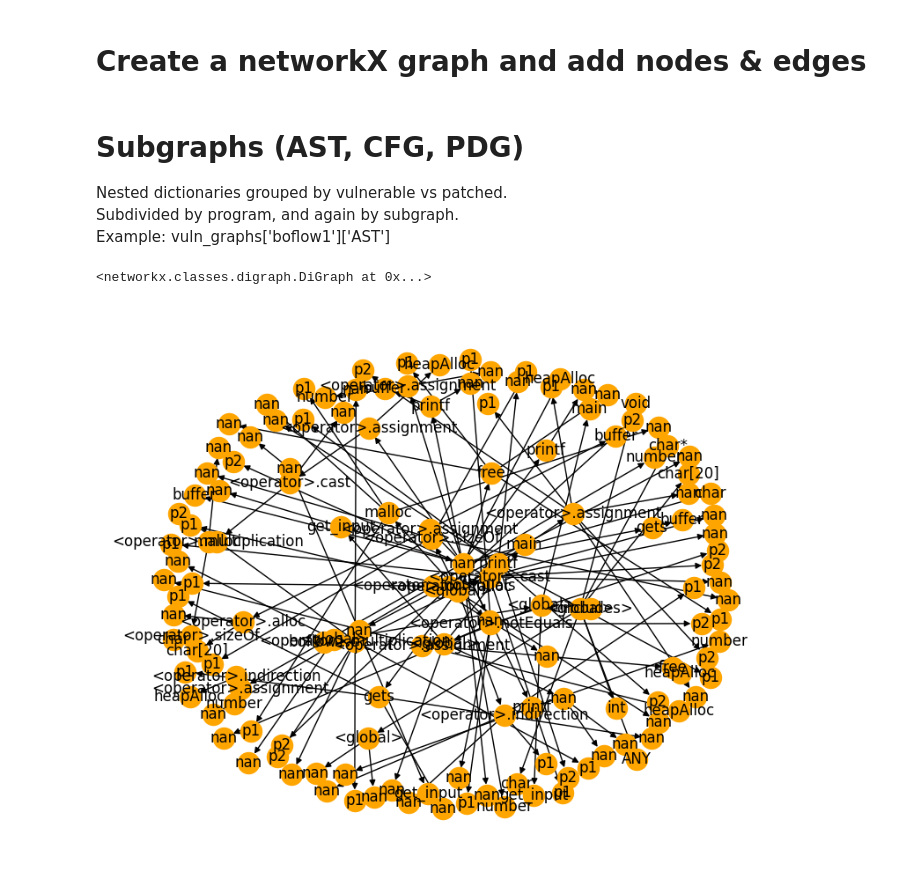
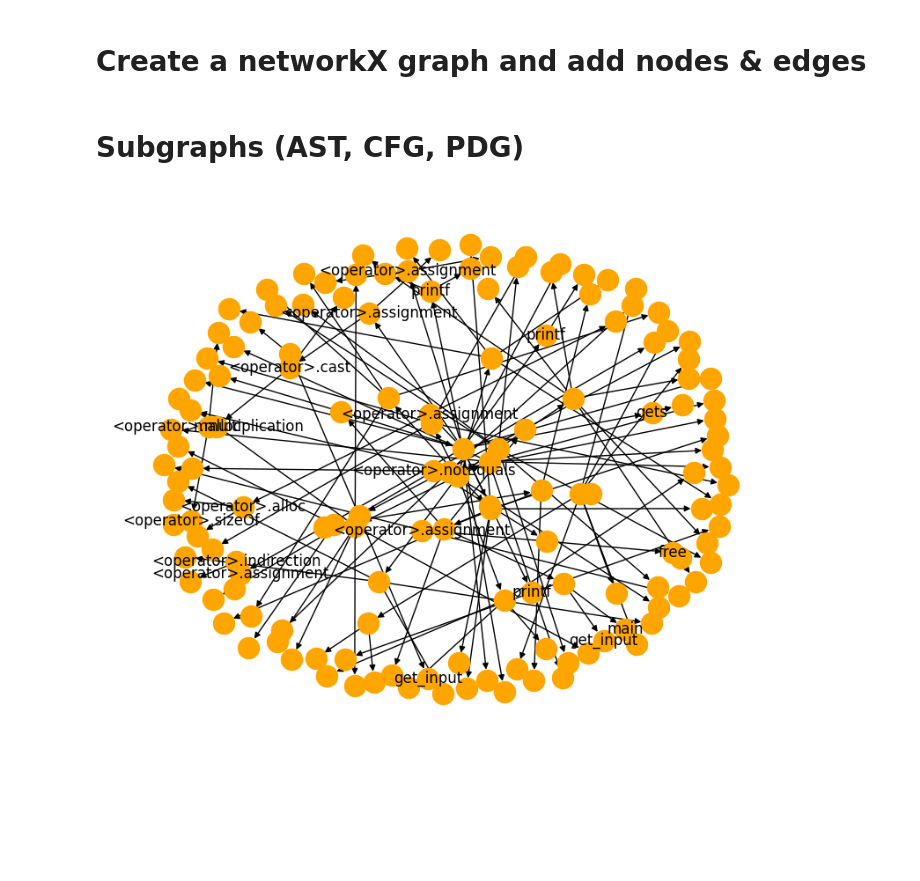
Before and after one commit to AndCplusplus/cpg_evaluation-SE, a Jupyter notebook: cpg_notebook.ipynb, the cells around one changed output. Saved outputs shown, nothing was run; the diff lists cells and outputs as text; code cells hidden in the pictures; blank space fills up the shorter version.

```diff
--- a/cpg_notebook.ipynb
+++ b/cpg_notebook.ipynb
@@ -290,6 +127,3 @@ cpg_df['nodes'].to_csv('boflow1nodes.csv', index=False)
 # Create a networkX graph and add nodes & edges
 # %% [markdown]
 # Subgraphs (AST, CFG, PDG)
-Nested dictionaries grouped by vulnerable vs patched. <br>
-Subdivided by program, and again by subgraph. <br>
-Example: vuln_graphs['boflow1']['AST']
@@ -304,8 +134,4 @@ boflow_CFG = cpg_manipulation.build_graph(cpg_df, 'AST')
-# %%
-boflow_AST
-# %% [output]
-<networkx.classes.digraph.DiGraph at 0x...>
 # %%
-cpg_manipulation.visualize_graph(boflow_AST, 'NAME:string')
+cpg_manipulation.visualize_graph(boflow_AST, 'METHOD_FULL_NAME:string')
 # %% [output]
-[figure, old version]
+[figure, new version]
```
Also changed, not shown: parts of 18 cells of this notebook.
